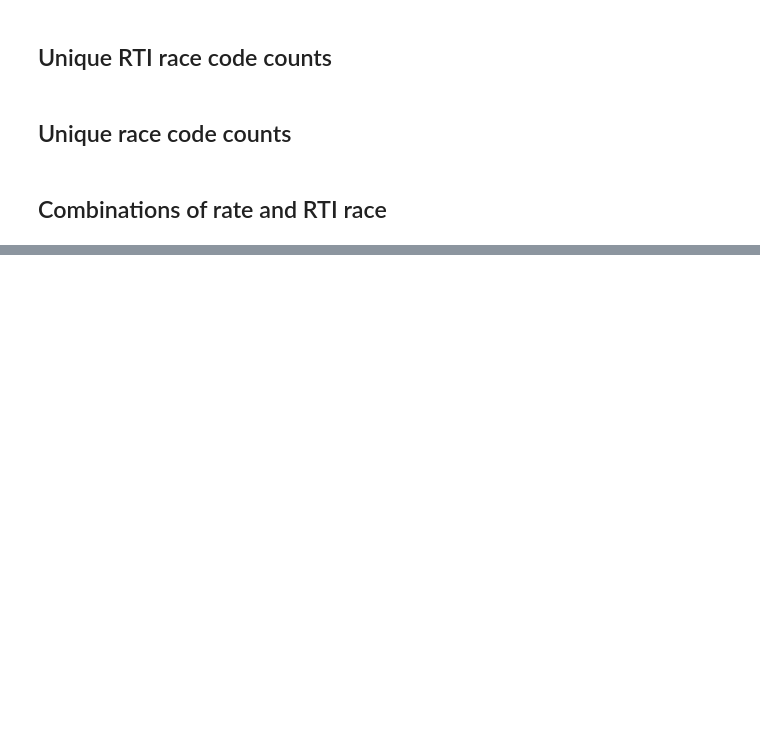
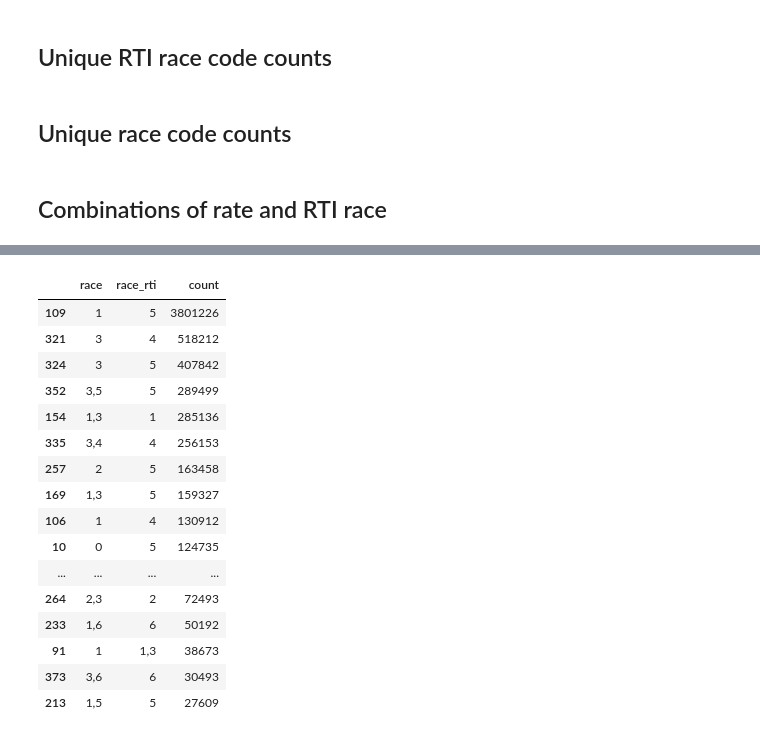
Before and after one commit to NSAPH-Data-Processing/us_census_zcta_time_series, a Jupyter notebook: notebooks/rti_race.ipynb, the cells around one changed output, grey strips where cells are left out. Saved outputs shown, nothing was run; the diff lists cells and outputs as text; code cells hidden in the pictures; blank space fills up the shorter version.

```diff
--- a/notebooks/rti_race.ipynb
+++ b/notebooks/rti_race.ipynb
@@ -47,0 +142,24 @@ df
+# %%
+mismatch = df[df['matching'] == False]
+# %%
+combination_counts = mismatch.groupby(['race', 'race_rti']).size().reset_index(name='count')
+combination_counts = combination_counts.sort_values(by='count', ascending=False)
+combination_counts.head(n=20)
+# %% [output]
+|  | race | race_rti | count |
+| 109 | 1 | 5 | 3801226 |
+| 321 | 3 | 4 | 518212 |
+| 324 | 3 | 5 | 407842 |
+| 352 | 3,5 | 5 | 289499 |
+| 154 | 1,3 | 1 | 285136 |
+| 335 | 3,4 | 4 | 256153 |
+| 257 | 2 | 5 | 163458 |
+| 169 | 1,3 | 5 | 159327 |
+| 106 | 1 | 4 | 130912 |
+| 10 | 0 | 5 | 124735 |
+| ... | ... | ... | ... |
+| 264 | 2,3 | 2 | 72493 |
+| 233 | 1,6 | 6 | 50192 |
+| 91 | 1 | 1,3 | 38673 |
+| 373 | 3,6 | 6 | 30493 |
+| 213 | 1,5 | 5 | 27609 |
```
Also changed, not shown: parts of 11 cells of this notebook.
